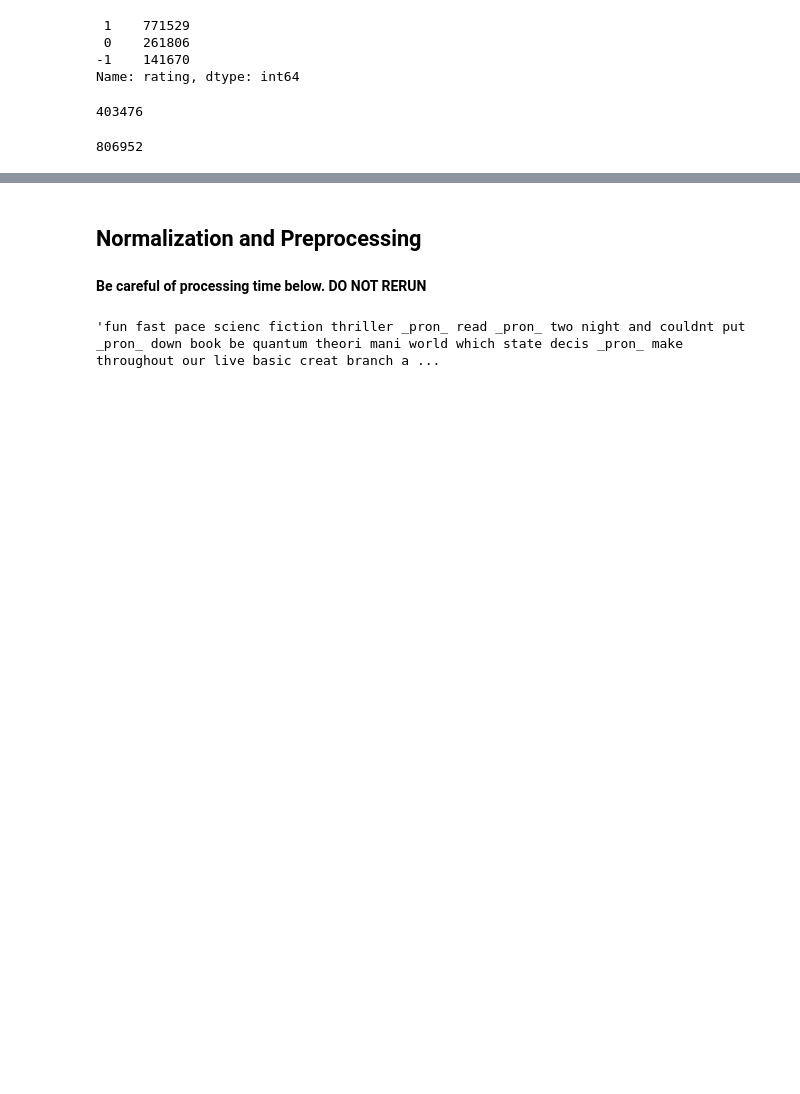
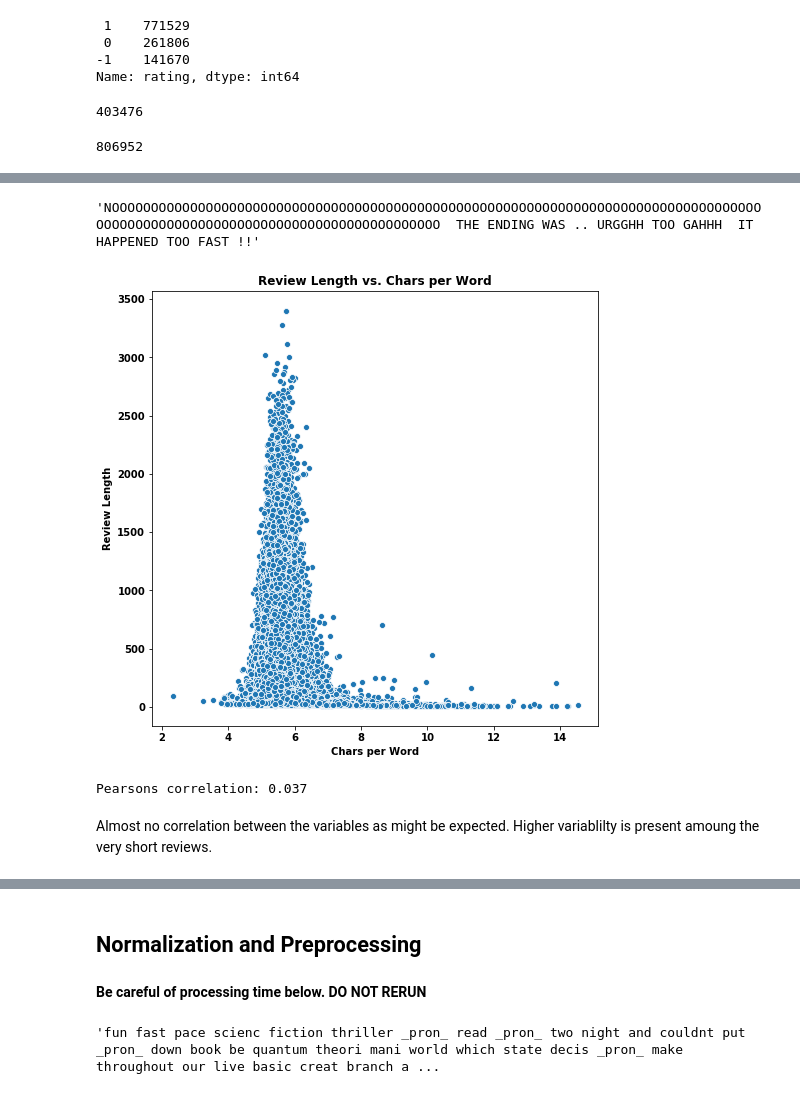
Before and after one commit to dwitten392/Springboard---DW, a Jupyter notebook: Captstone 2 - Goodreads Reviews/Goodreads Book Reviews.ipynb, the cells around one changed output, grey strips where cells are left out. Drawn from its saved outputs; the diff is of its cells as text; code cells hidden in the pictures; blank space fills up the shorter version.

```diff
--- a/Captstone 2 - Goodreads Reviews/Goodreads Book Reviews.ipynb
+++ b/Captstone 2 - Goodreads Reviews/Goodreads Book Reviews.ipynb
@@ -175,0 +280,4 @@ Name: review_length, dtype: int64
+# %%
+df = df.loc[df.chars_per_word <= 15]
+#checking to see how many reviews we threw out
+print('We threw out ' + str(806952 - len(df)) + ' of these outliers.')
@@ -175,0 +298,25 @@ Name: review_length, dtype: int64
+# %%
+#displaying longest characters per word text
+
+max_index = np.argmax(df.chars_per_word)
+
+df.review_text[max_index]
+# %% [output]
+'NOOOOOOOOOOOOOOOOOOOOOOOOOOOOOOOOOOOOOOOOOOOOOOOOOOOOOOOOOOOOOOOOOOOOOOOOOOOOOOOOOOOOOOOOOOOOOOOOOOOOOOOOOOOOOOOOOOOOOOOOOOOOOOO  THE ENDING WAS .. URGGHH TOO GAHHH  IT HAPPENED TOO FAST !!'
+# %%
+#plotting review chars per word against review length
+f, ax = plt.subplots(figsize=(8, 8))
+sns.scatterplot(x='chars_per_word', y='review_length', data=df, palette = 'muted')
+ax.set(ylabel="Review Length", xlabel = "Chars per Word", title = 'Review Length vs. Chars per Word')
+plt.show()
+# %% [output]
+[figure, added]
+# %%
+# calculate Pearson's correlation
+import scipy.stats as scs
+corr, _ = scs.pearsonr(df.chars_per_word, df.review_length)
+print('Pearsons correlation: %.3f' % corr)
+# %% [output]
+Pearsons correlation: 0.037
+# %% [markdown]
+Almost no correlation between the variables as might be expected. Higher variablilty is present amoung the very short reviews.
```
Also changed, not shown: parts of 23 cells of this notebook.
